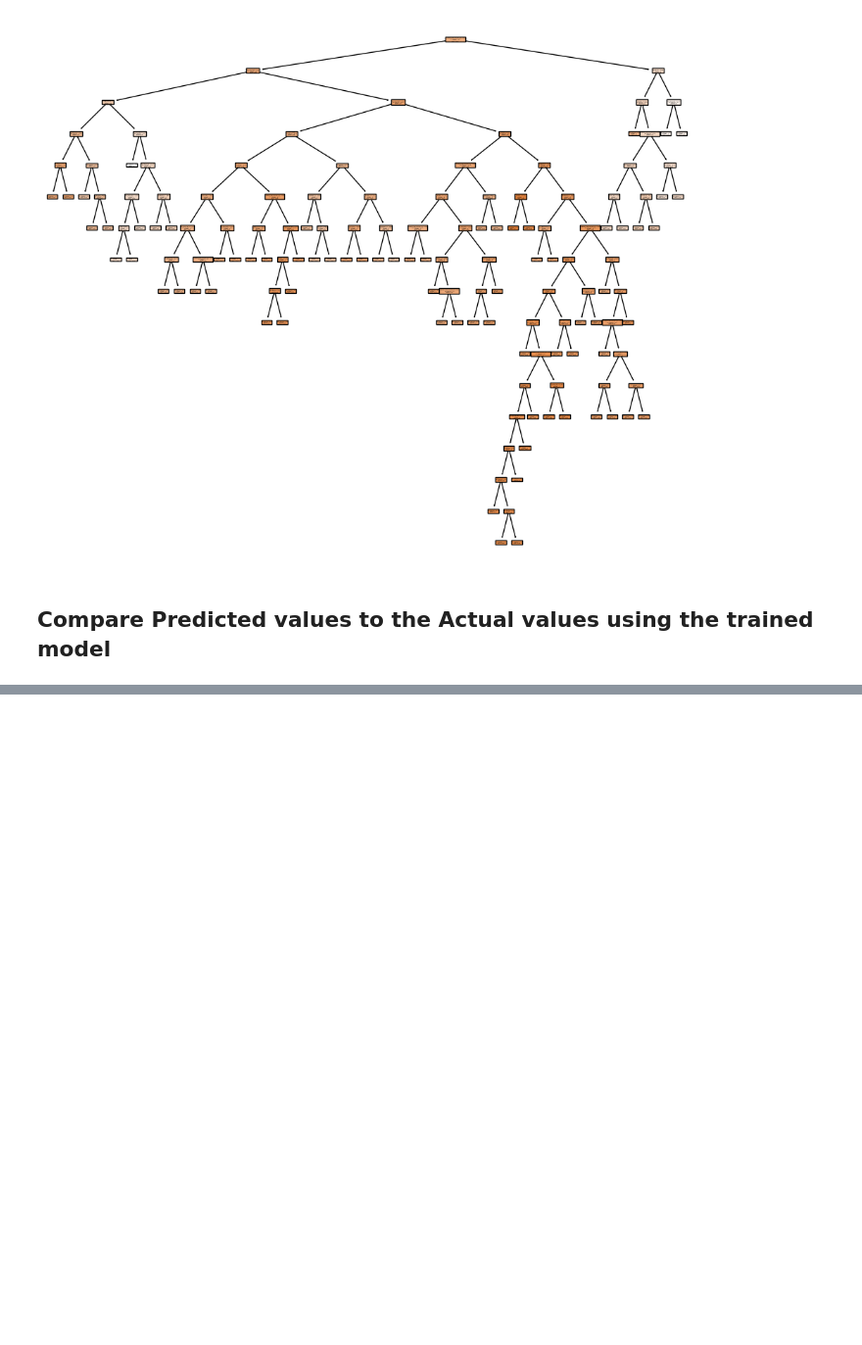
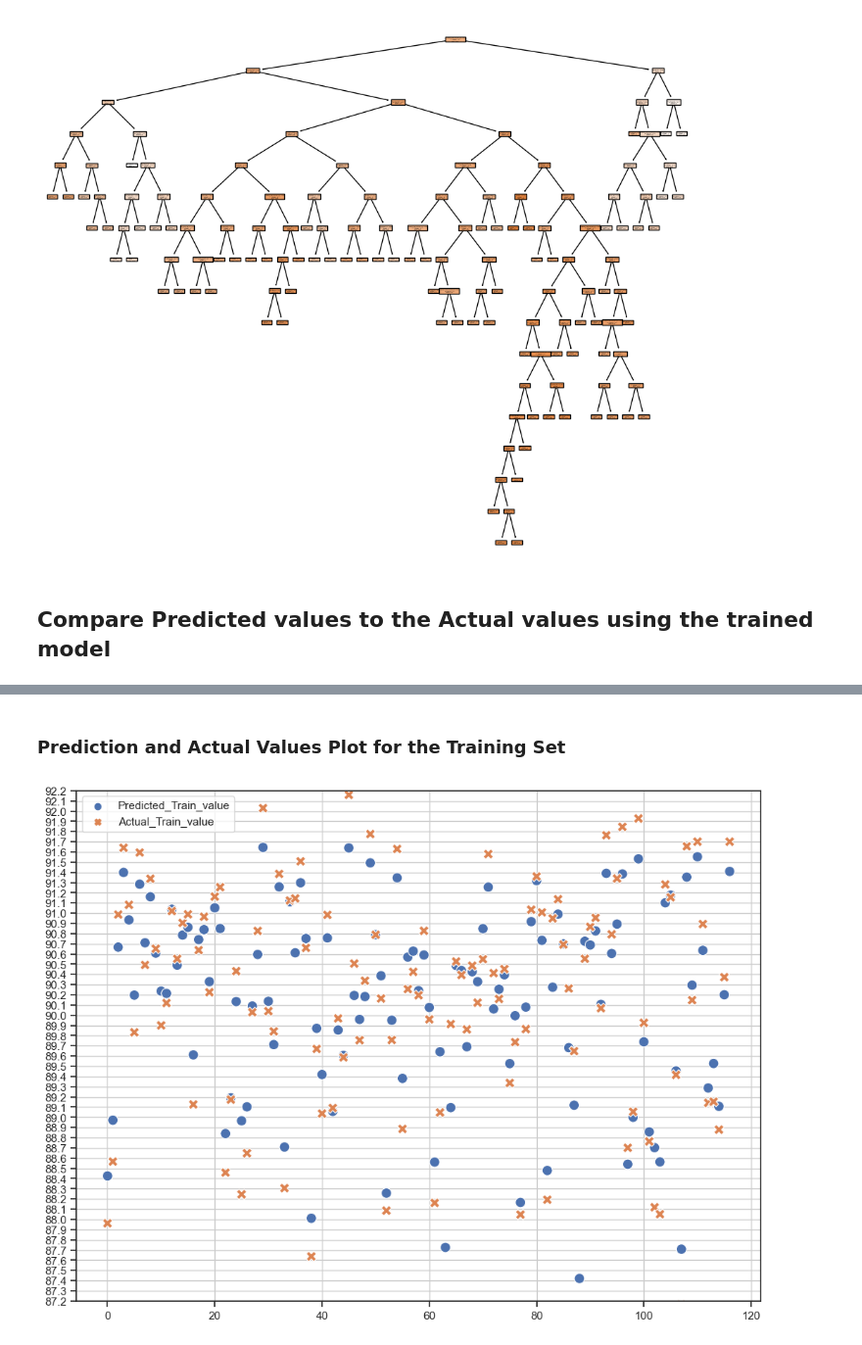
Before and after one commit to andrews-tang/Predicting-the-Recovery-Rate-of-Metal-Ore, a Jupyter notebook: using_classic_algo.ipynb, the cells around one changed output, grey strips where cells are left out. Shown at 98% size. Drawn from its saved outputs; the diff is of its cells as text; code cells hidden in the pictures; blank space fills up the shorter version.

```diff
--- a/using_classic_algo.ipynb
+++ b/using_classic_algo.ipynb
@@ -120,0 +160,13 @@ compare_df.head(10)
+# %% [markdown]
+### Prediction and Actual Values Plot for the Training Set
+# %%
+plt.figure(figsize=(12,9))
+sns.set(style = 'ticks')
+
+sns.scatterplot(compare_train_df, s=100)
+y_ticks = np.arange(87.2, 92.3, 0.1)
+plt.ylim(87.2, 92.2)
+plt.yticks(y_ticks)
+plt.grid(True)
+# %% [output]
+[figure, added]
```
Also changed, not shown: parts of 16 cells of this notebook.
